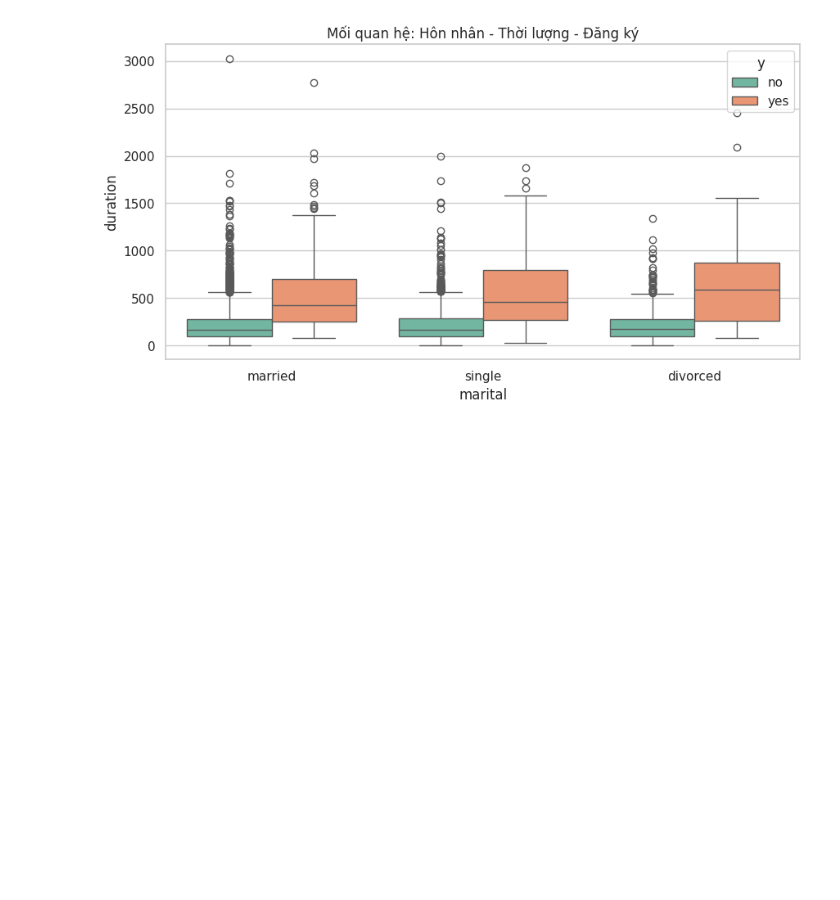
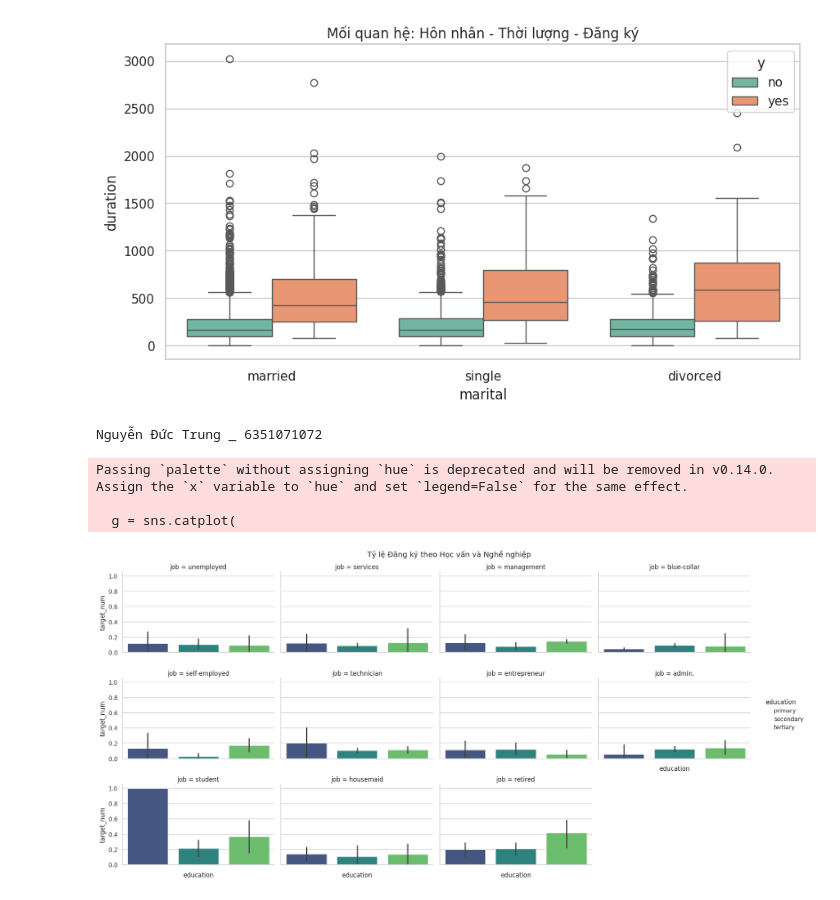
Before and after one commit to trungnguyen020/6351071072_LAB1, a Jupyter notebook: 6351071072_LAB1_BAI2_Trang28.ipynb, the cells around one changed output. Cells and saved outputs as stored; diff of their text form; code cells hidden in the pictures; blank space fills up the shorter version.

```diff
--- a/6351071072_LAB1_BAI2_Trang28.ipynb
+++ b/6351071072_LAB1_BAI2_Trang28.ipynb
@@ -83,3 +83,26 @@ plt.show()
 Nguyễn Đức Trung _ 6351071072
 [figure]
 [figure]
+# %%
+#câu 4
+print("Nguyễn Đức Trung _ 6351071072")
+g = sns.catplot(
+    x='education',
+    y='target_num',
+    col='job', # Phân biệt theo nghề nghiệp
+    data=df,
+    kind='bar',
+    col_wrap=4, # Ngắt dòng nếu quá nhiều nghề
+    height=3,
+    aspect=1.5,
+    palette='viridis'
+)
+g.set_xticklabels(rotation=45)
+g.fig.suptitle('Tỷ lệ Đăng ký theo Học vấn và Nghề nghiệp', y=1.02)
+plt.show()
+# %% [output]
+Nguyễn Đức Trung _ 6351071072
+Passing `palette` without assigning `hue` is deprecated and will be removed in v0.14.0. Assign the `x` variable to `hue` and set `legend=False` for the same effect.
+
+  g = sns.catplot(
+[figure, added]
```
Also changed, not shown: parts of 2 cells of this notebook.
